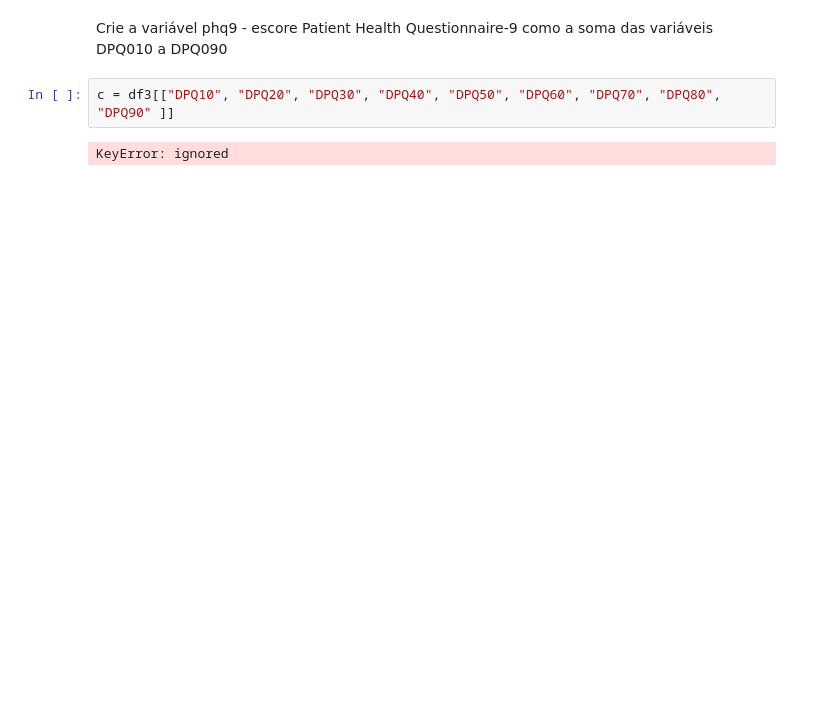
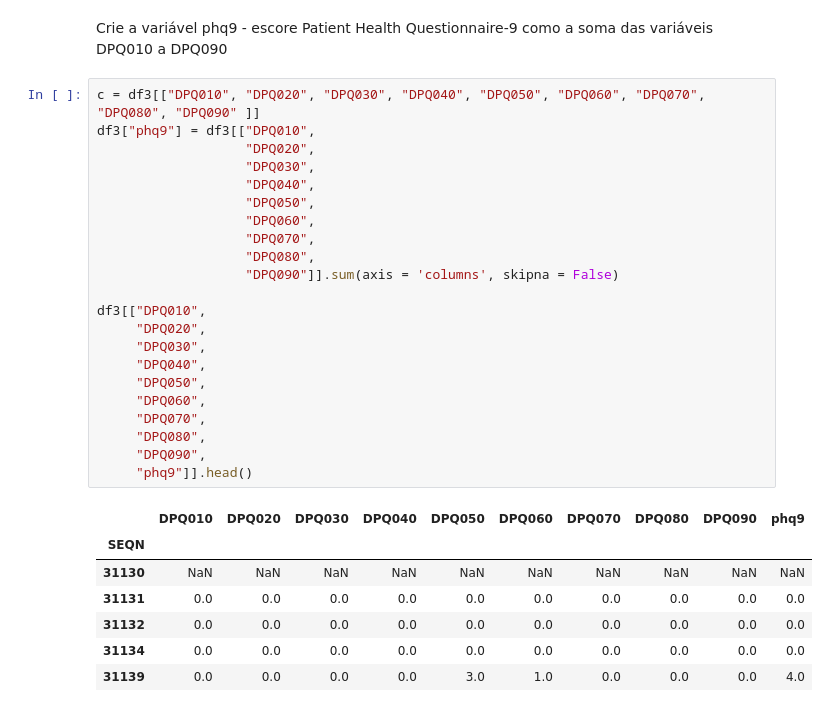
Before and after one commit to liviaspereira/desafio_inferencia, a Jupyter notebook: TratamentoDados.ipynb, the cells around one changed output. Drawn from its saved outputs; the diff is of its cells as text; blank space fills up the shorter version.

```diff
--- a/TratamentoDados.ipynb
+++ b/TratamentoDados.ipynb
@@ -90,6 +89,32 @@ Warning: Total number of columns (30) exceeds max_columns (20) limiting to first
 # %% [markdown]
 Crie a variável phq9 - escore Patient Health Questionnaire-9 como a soma das variáveis DPQ010 a DPQ090
-# %%
-c = df3[["DPQ10", "DPQ20", "DPQ30", "DPQ40", "DPQ50", "DPQ60", "DPQ70", "DPQ80", "DPQ90" ]]
-# %% [output]
-KeyError: ignored
+# %%
+c = df3[["DPQ010", "DPQ020", "DPQ030", "DPQ040", "DPQ050", "DPQ060", "DPQ070", "DPQ080", "DPQ090" ]]
+df3["phq9"] = df3[["DPQ010",
+                   "DPQ020",
+                   "DPQ030",
+                   "DPQ040",
+                   "DPQ050",
+                   "DPQ060",
+                   "DPQ070",
+                   "DPQ080",
+                   "DPQ090"]].sum(axis = 'columns', skipna = False)
+
+df3[["DPQ010",
+     "DPQ020",
+     "DPQ030",
+     "DPQ040",
+     "DPQ050",
+     "DPQ060",
+     "DPQ070",
+     "DPQ080",
+     "DPQ090",
+     "phq9"]].head()
+# %% [output]
+|  | DPQ010 | DPQ020 | DPQ030 | DPQ040 | DPQ050 | DPQ060 | DPQ070 | DPQ080 | DPQ090 | phq9 |
+| SEQN |  |  |  |  |  |  |  |  |  |  |
+| 31130 | NaN | NaN | NaN | NaN | NaN | NaN | NaN | NaN | NaN | NaN |
+| 31131 | 0.0 | 0.0 | 0.0 | 0.0 | 0.0 | 0.0 | 0.0 | 0.0 | 0.0 | 0.0 |
+| 31132 | 0.0 | 0.0 | 0.0 | 0.0 | 0.0 | 0.0 | 0.0 | 0.0 | 0.0 | 0.0 |
+| 31134 | 0.0 | 0.0 | 0.0 | 0.0 | 0.0 | 0.0 | 0.0 | 0.0 | 0.0 | 0.0 |
+| 31139 | 0.0 | 0.0 | 0.0 | 0.0 | 3.0 | 1.0 | 0.0 | 0.0 | 0.0 | 4.0 |
```
Also changed, not shown: parts of 5 cells of this notebook.
